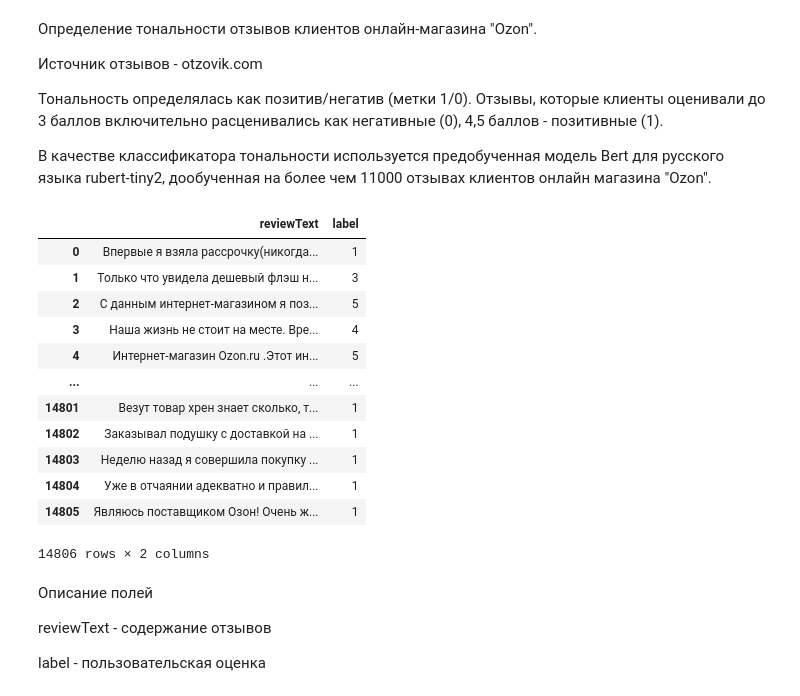
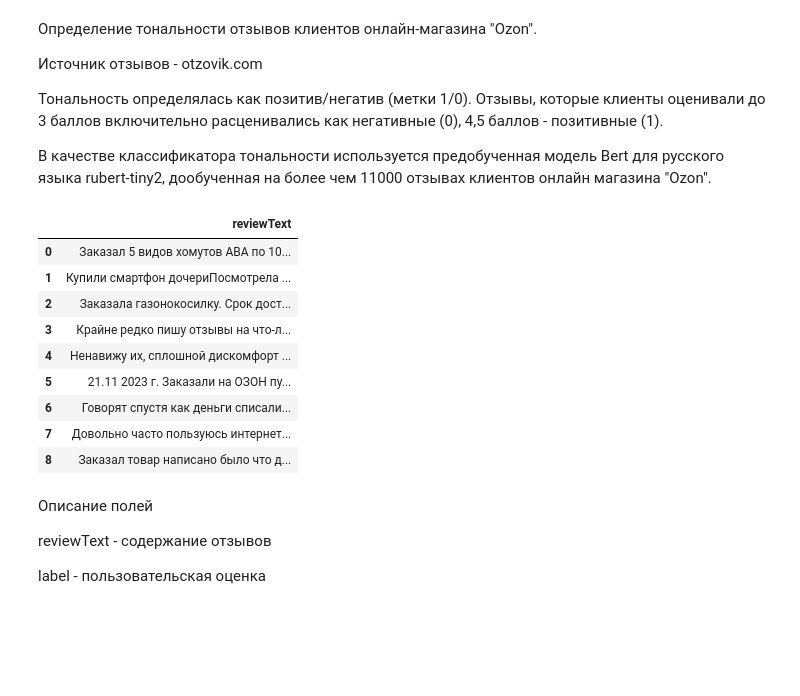
Before and after one commit to multibrendoviy/SentimentClassifierApp, a Jupyter notebook: notebooks/EDA_and_train.ipynb, the cells around one changed output. Saved outputs shown, nothing was run; the diff lists cells and outputs as text; code cells hidden in the pictures; blank space fills up the shorter version.

```diff
--- a/notebooks/EDA_and_train.ipynb
+++ b/notebooks/EDA_and_train.ipynb
@@ -70,22 +70,21 @@ preproc = config['preprocessing']
 train_params = config['train']
 # %%
 data = pd.read_csv(preproc['raw_path'], encoding='UTF-8')
-# %%
-data
-# %% [output]
-|  | reviewText | label |
-| 0 | Впервые я взяла рассрочку(никогда... | 1 |
-| 1 | Только что увидела дешевый флэш н... | 3 |
-| 2 | С данным интернет-магазином я поз... | 5 |
-| 3 | Наша жизнь не стоит на месте. Вре... | 4 |
-| 4 | Интернет-магазин Ozon.ru .Этот ин... | 5 |
-| ... | ... | ... |
-| 14801 | Везут товар хрен знает сколько, т... | 1 |
-| 14802 | Заказывал подушку с доставкой на ... | 1 |
-| 14803 | Неделю назад я совершила покупку ... | 1 |
-| 14804 | Уже в отчаянии адекватно и правил... | 1 |
-| 14805 | Являюсь поставщиком Озон! Очень ж... | 1 |
-14806 rows × 2 columns
+# %%
+d = pd.read_csv("C:/Users/Andrey/mlops_sentiment_project/data/raw/s.csv")
+# %%
+d
+# %% [output]
+|  | reviewText |
+| 0 | Заказал 5 видов хомутов АВА по 10... |
+| 1 | Купили смартфон дочериПосмотрела ... |
+| 2 | Заказала газонокосилку. Срок дост... |
+| 3 | Крайне редко пишу отзывы на что-л... |
+| 4 | Ненавижу их, сплошной дискомфорт ... |
+| 5 | 21.11 2023 г. Заказали на ОЗОН пу... |
+| 6 | Говорят спустя как деньги списали... |
+| 7 | Довольно часто пользуюсь интернет... |
+| 8 | Заказал товар написано было что д... |
 # %% [markdown]
 Описание полей
 
```
Also changed, not shown: 25 other files.
